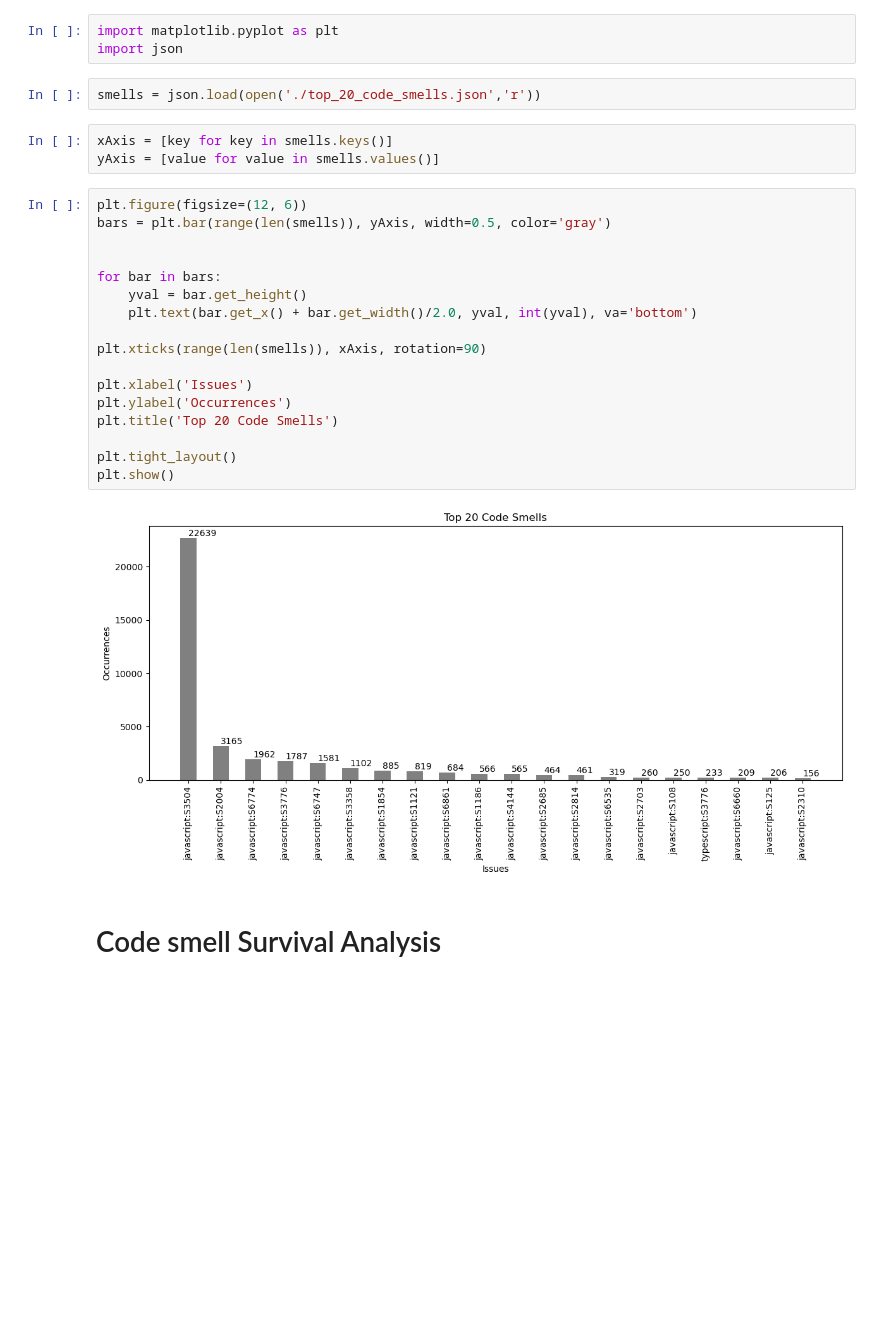
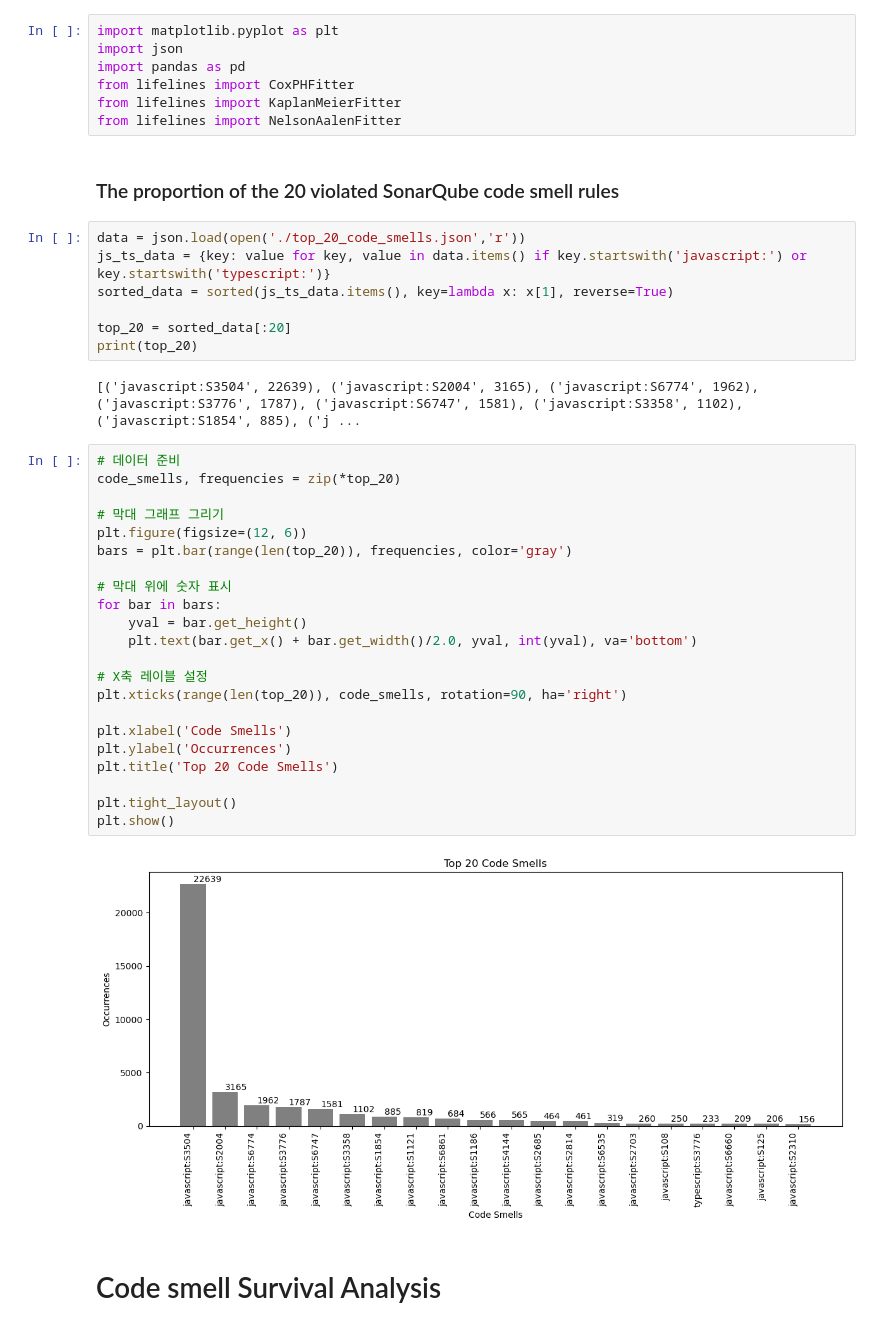
Before and after one commit to call203/SonarQube-code-smell-analysis, a Jupyter notebook: analyze_data-checkpoint.ipynb, the cells around one changed output. Cells and saved outputs as stored; diff of their text form; blank space fills up the shorter version.

```diff
--- a/analyze_data-checkpoint.ipynb
+++ b/analyze_data-checkpoint.ipynb
@@ -1,29 +1,44 @@
 # %%
 import matplotlib.pyplot as plt
 import json
+import pandas as pd
+from lifelines import CoxPHFitter
+from lifelines import KaplanMeierFitter
+from lifelines import NelsonAalenFitter
+# %% [markdown]
+### The proportion of the 20 violated SonarQube code smell rules
 # %%
-smells = json.load(open('./top_20_code_smells.json','r'))
+data = json.load(open('./top_20_code_smells.json','r'))
+js_ts_data = {key: value for key, value in data.items() if key.startswith('javascript:') or key.startswith('typescript:')}
+sorted_data = sorted(js_ts_data.items(), key=lambda x: x[1], reverse=True)
+
+top_20 = sorted_data[:20]
+print(top_20)
+# %% [output]
+[('javascript:S3504', 22639), ('javascript:S2004', 3165), ('javascript:S6774', 1962), ('javascript:S3776', 1787), ('javascript:S6747', 1581), ('javascript:S3358', 1102), ('javascript:S1854', 885), ('j ...
 # %%
-xAxis = [key for key in smells.keys()]
-yAxis = [value for value in smells.values()]
+# 데이터 준비
+code_smells, frequencies = zip(*top_20)
+
+# 막대 그래프 그리기
+plt.figure(figsize=(12, 6))
+bars = plt.bar(range(len(top_20)), frequencies, color='gray')
+
+# 막대 위에 숫자 표시
+for bar in bars:
+    yval = bar.get_height()
+    plt.text(bar.get_x() + bar.get_width()/2.0, yval, int(yval), va='bottom')
+
+# X축 레이블 설정
+plt.xticks(range(len(top_20)), code_smells, rotation=90, ha='right')
+
+plt.xlabel('Code Smells')
+plt.ylabel('Occurrences')
+plt.title('Top 20 Code Smells')
+
+plt.tight_layout()
+plt.show()
+# %% [output]
+[figure, added]
-# %%
-plt.figure(figsize=(12, 6))
-bars = plt.bar(range(len(smells)), yAxis, width=0.5, color='gray')
-
-
-for bar in bars:
-    yval = bar.get_height()
-    plt.text(bar.get_x() + bar.get_width()/2.0, yval, int(yval), va='bottom')
-
-plt.xticks(range(len(smells)), xAxis, rotation=90)
-
-plt.xlabel('Issues')
-plt.ylabel('Occurrences')
-plt.title('Top 20 Code Smells')
-
-plt.tight_layout()
-plt.show()
-# %% [output]
-[figure, removed]
 # %% [markdown]
 # Code smell Survival Analysis
```
Also changed, not shown: parts of 19 cells of this notebook, 2 other files.
